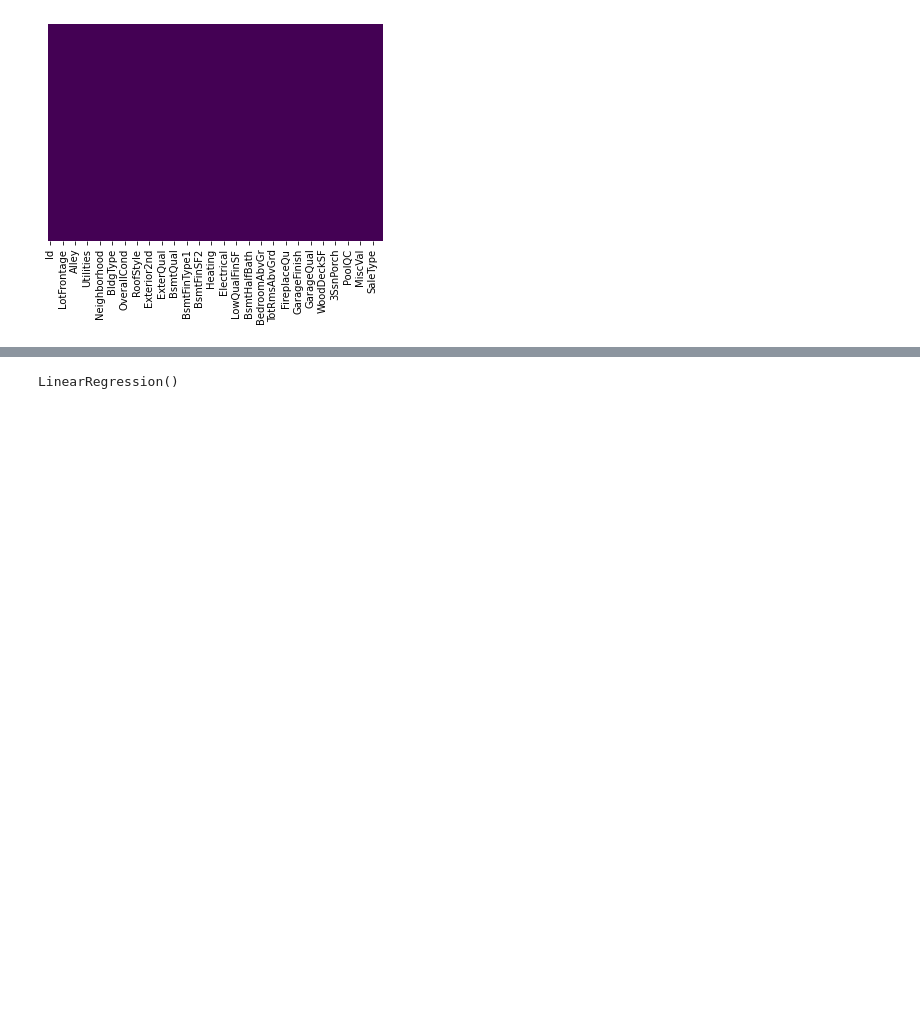
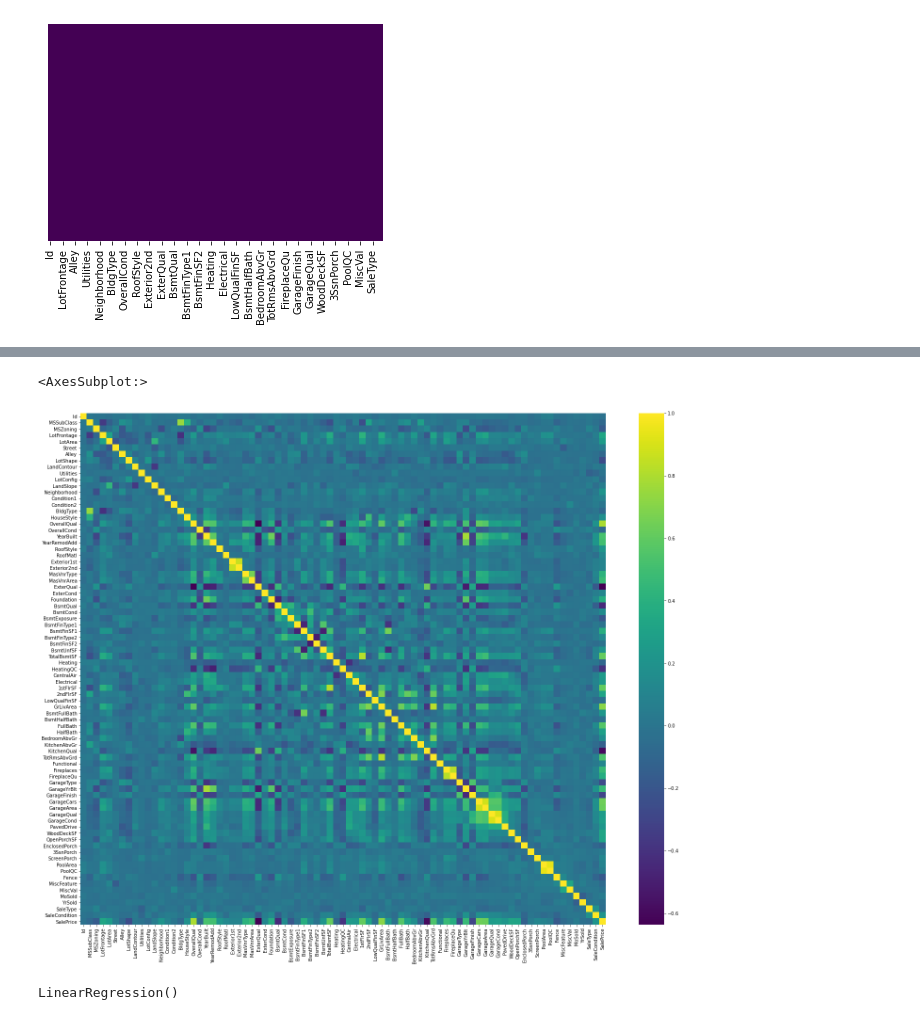
Before and after one commit to NairSailesh/Regex, a Jupyter notebook: Regex_Task-08_2.ipynb, the cells around one changed output, grey strips where cells are left out. Drawn from its saved outputs; the diff is of its cells as text; code cells hidden in the pictures; blank space fills up the shorter version.

```diff
--- a/Regex_Task-08_2.ipynb
+++ b/Regex_Task-08_2.ipynb
@@ -221,0 +242,6 @@ sns.heatmap(df_train.isnull(),yticklabels=False,cbar=False,cmap='viridis')
+# %%
+plt.figure(figsize=(25,20))
+sns.heatmap(df_train.corr(),cmap='viridis')
+# %% [output]
+<AxesSubplot:>
+[figure, added]
```
Also changed, not shown: parts of 2 cells of this notebook, 2 other files.
